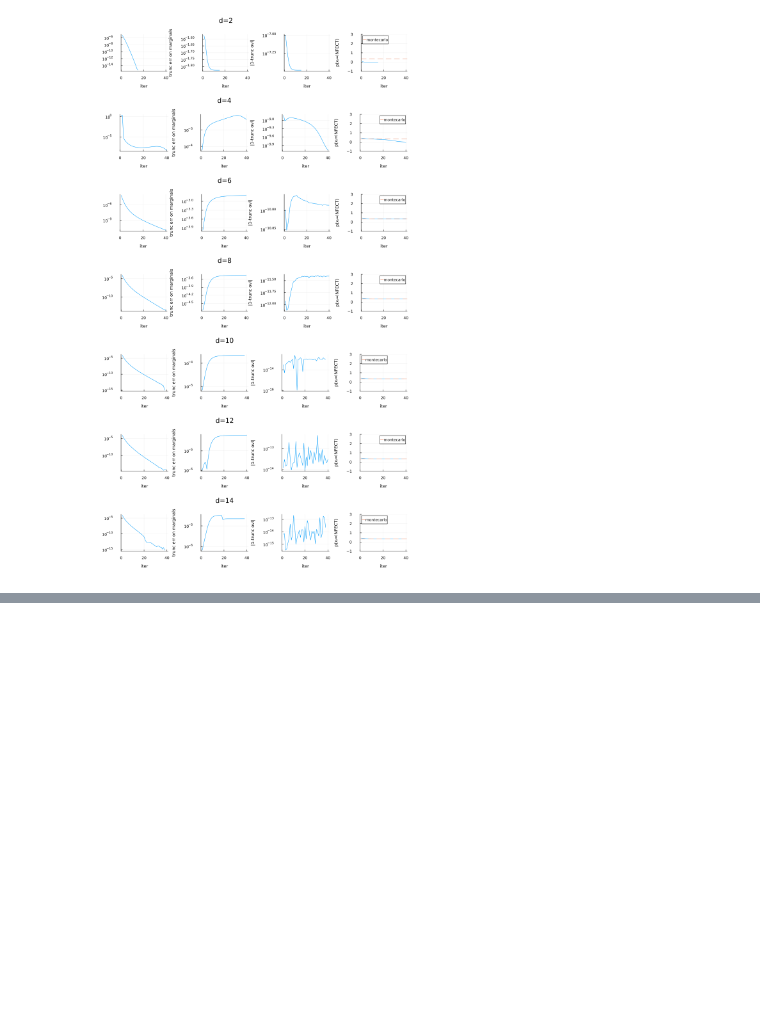
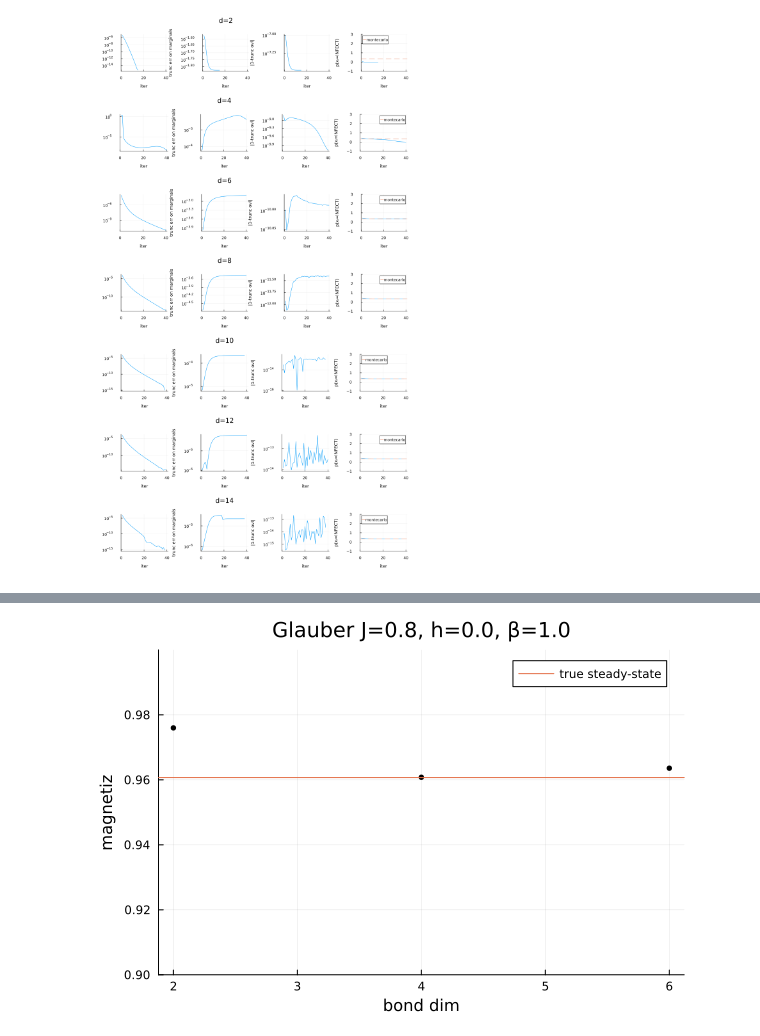
Before and after one commit to stecrotti/EternalDynamicCavity, a Jupyter notebook: notebooks/plots.ipynb, the cells around one changed output, grey strips where cells are left out. Cells and saved outputs as stored; diff of their text form; code cells hidden in the pictures; blank space fills up the shorter version.

```diff
--- a/notebooks/plots.ipynb
+++ b/notebooks/plots.ipynb
@@ -31,0 +51,8 @@ plot!(pl_ps, title="λ=$λ, ρ=$ρ")
+# %%
+ps = [reduce(-, b[findlast(x->!all(isnan, x), b)]) for b in bel]
+pl_ps = scatter(ds, ps, xlabel="bond dim", ylabel="magnetiz", label="",
+    ms=3, c=:black)
+hline!(pl_ps, [m_ss], ylims=(0.9,1.), label="true steady-state")
+plot!(pl_ps, title="Glauber J=$J, h=$h, β=$β")
+# %% [output]
+[figure, added]
```
Also changed, not shown: parts of 5 cells of this notebook, 4 other files.
